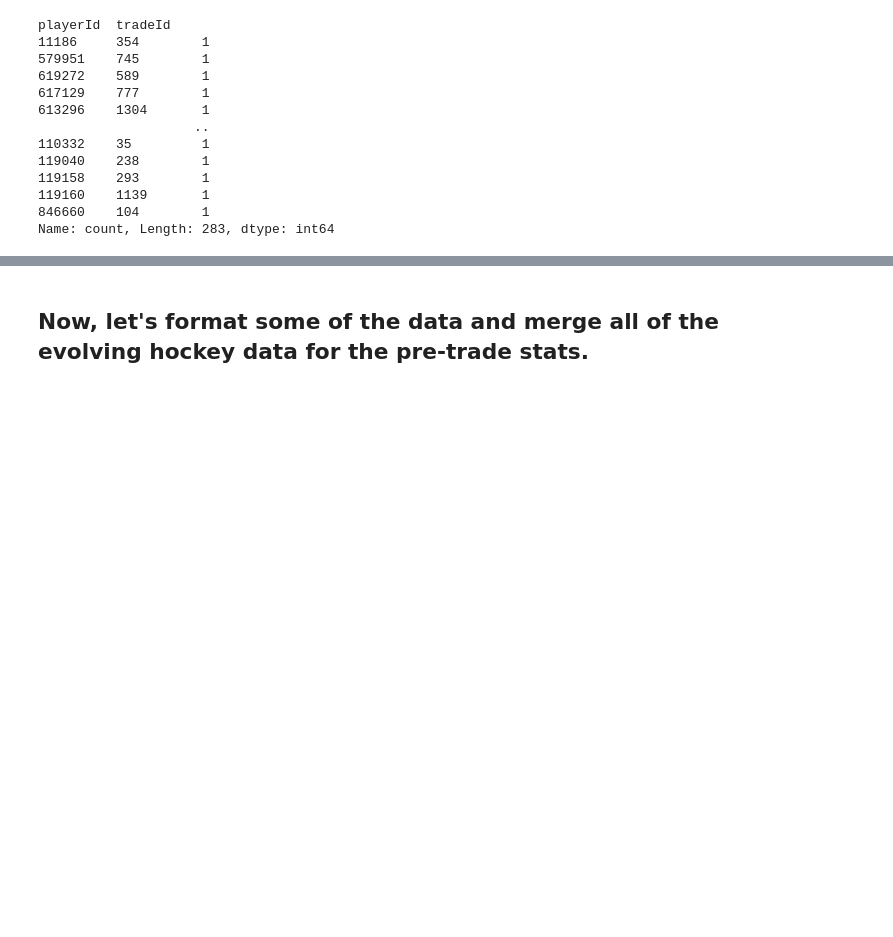
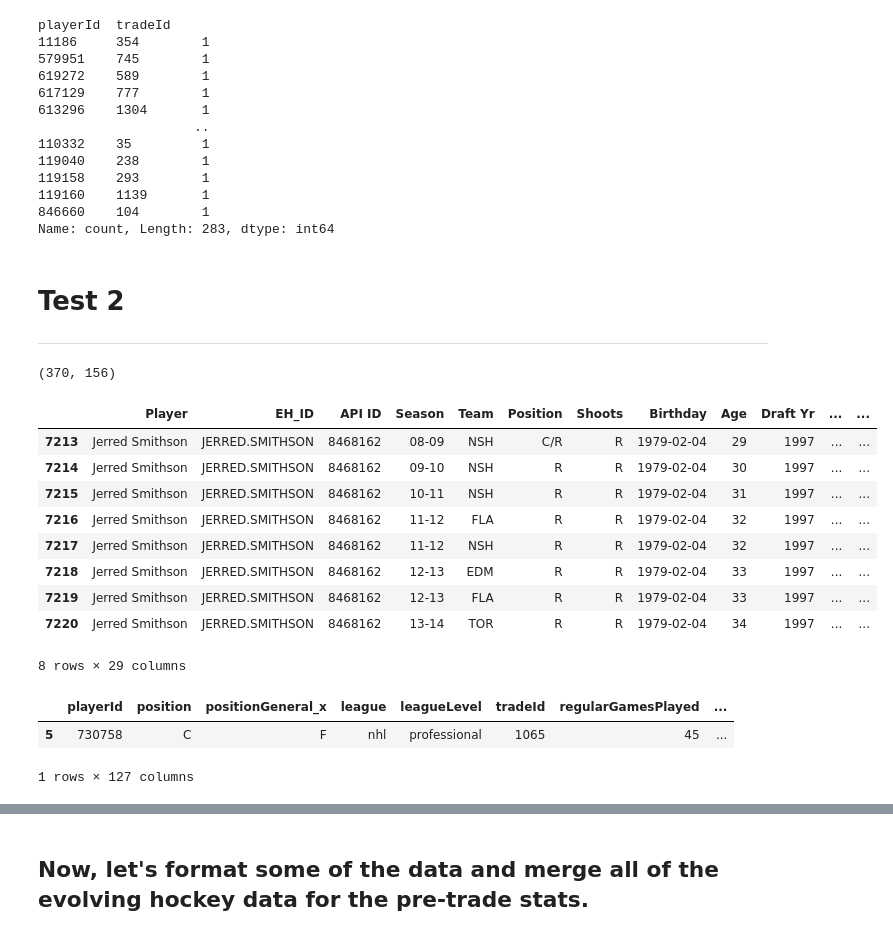
Before and after one commit to ahaze65/NHL_2025_Spring_2026, a Jupyter notebook: Code/Data_Merging_GAR.ipynb, the cells around one changed output, grey strips where cells are left out. Drawn from its saved outputs; the diff is of its cells as text; code cells hidden in the pictures; blank space fills up the shorter version.

```diff
--- a/Code/Data_Merging_GAR.ipynb
+++ b/Code/Data_Merging_GAR.ipynb
@@ -446,3 +450,7 @@ playerId  tradeId
 119160    1139       1
 846660    104        1
 Name: count, Length: 283, dtype: int64
+# %% [markdown]
+# Test 2
+
+---
@@ -448,0 +460,23 @@ Name: count, Length: 283, dtype: int64
+# %%
+test2.shape
+# %% [output]
+(370, 156)
+# %%
+after_trade_gar_stats[(after_trade_gar_stats['API ID'] == 8468162)]
+# %% [output]
+|  | Player | EH_ID | API ID | Season | Team | Position | Shoots | Birthday | Age | Draft Yr | ... | ... |
+| 7213 | Jerred Smithson | JERRED.SMITHSON | 8468162 | 08-09 | NSH | C/R | R | 1979-02-04 | 29 | 1997 | ... | ... |
+| 7214 | Jerred Smithson | JERRED.SMITHSON | 8468162 | 09-10 | NSH | R | R | 1979-02-04 | 30 | 1997 | ... | ... |
+| 7215 | Jerred Smithson | JERRED.SMITHSON | 8468162 | 10-11 | NSH | R | R | 1979-02-04 | 31 | 1997 | ... | ... |
+| 7216 | Jerred Smithson | JERRED.SMITHSON | 8468162 | 11-12 | FLA | R | R | 1979-02-04 | 32 | 1997 | ... | ... |
+| 7217 | Jerred Smithson | JERRED.SMITHSON | 8468162 | 11-12 | NSH | R | R | 1979-02-04 | 32 | 1997 | ... | ... |
+| 7218 | Jerred Smithson | JERRED.SMITHSON | 8468162 | 12-13 | EDM | R | R | 1979-02-04 | 33 | 1997 | ... | ... |
+| 7219 | Jerred Smithson | JERRED.SMITHSON | 8468162 | 12-13 | FLA | R | R | 1979-02-04 | 33 | 1997 | ... | ... |
+| 7220 | Jerred Smithson | JERRED.SMITHSON | 8468162 | 13-14 | TOR | R | R | 1979-02-04 | 34 | 1997 | ... | ... |
+8 rows × 29 columns
+# %%
+off_season_third_merge[off_season_third_merge['nhlPlayerId'] == 8468162]
+# %% [output]
+|  | playerId | position | positionGeneral_x | league | leagueLevel | tradeId | regularGamesPlayed | ... |
+| 5 | 730758 | C | F | nhl | professional | 1065 | 45 | ... |
+1 rows × 127 columns
```
Also changed, not shown: parts of 10 cells of this notebook.
